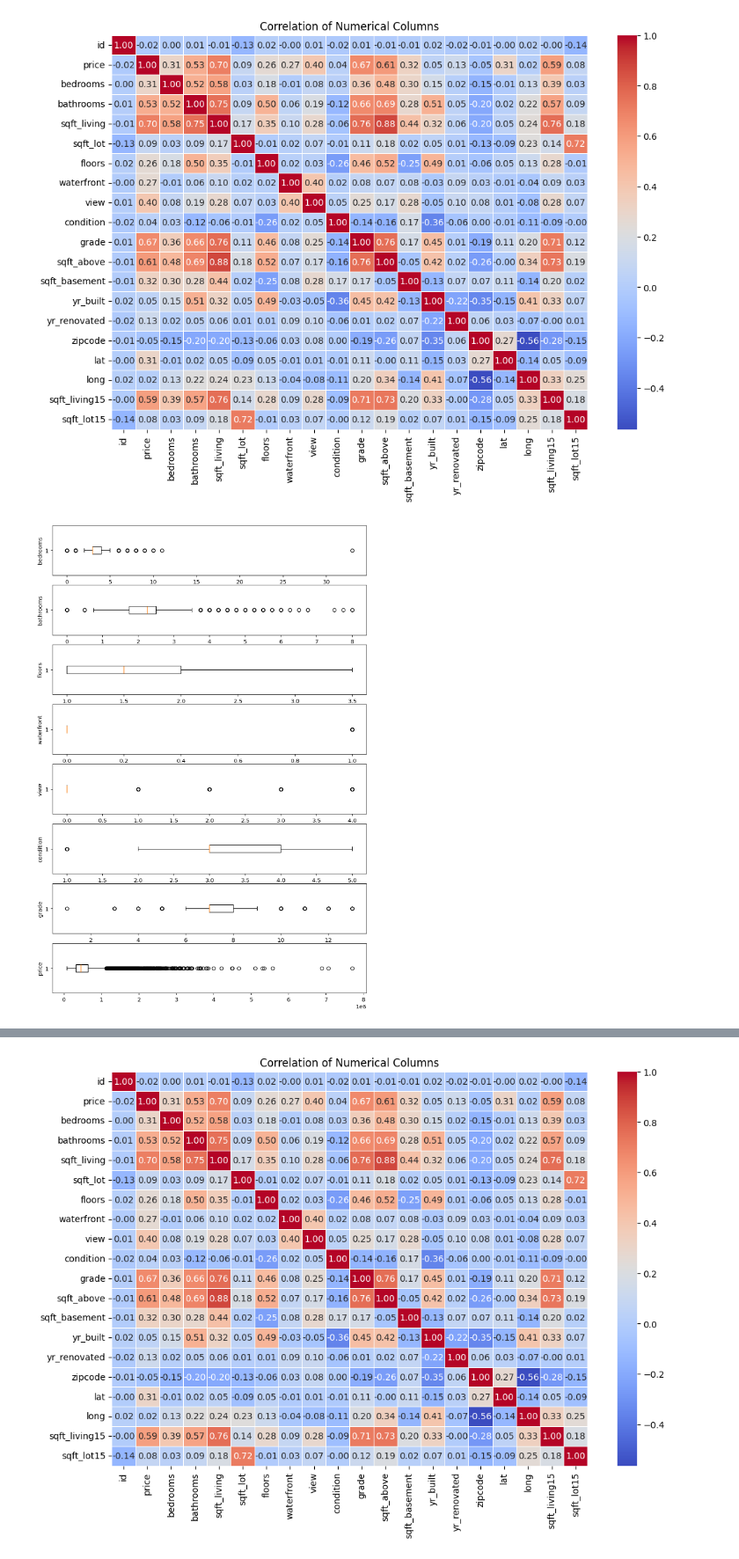
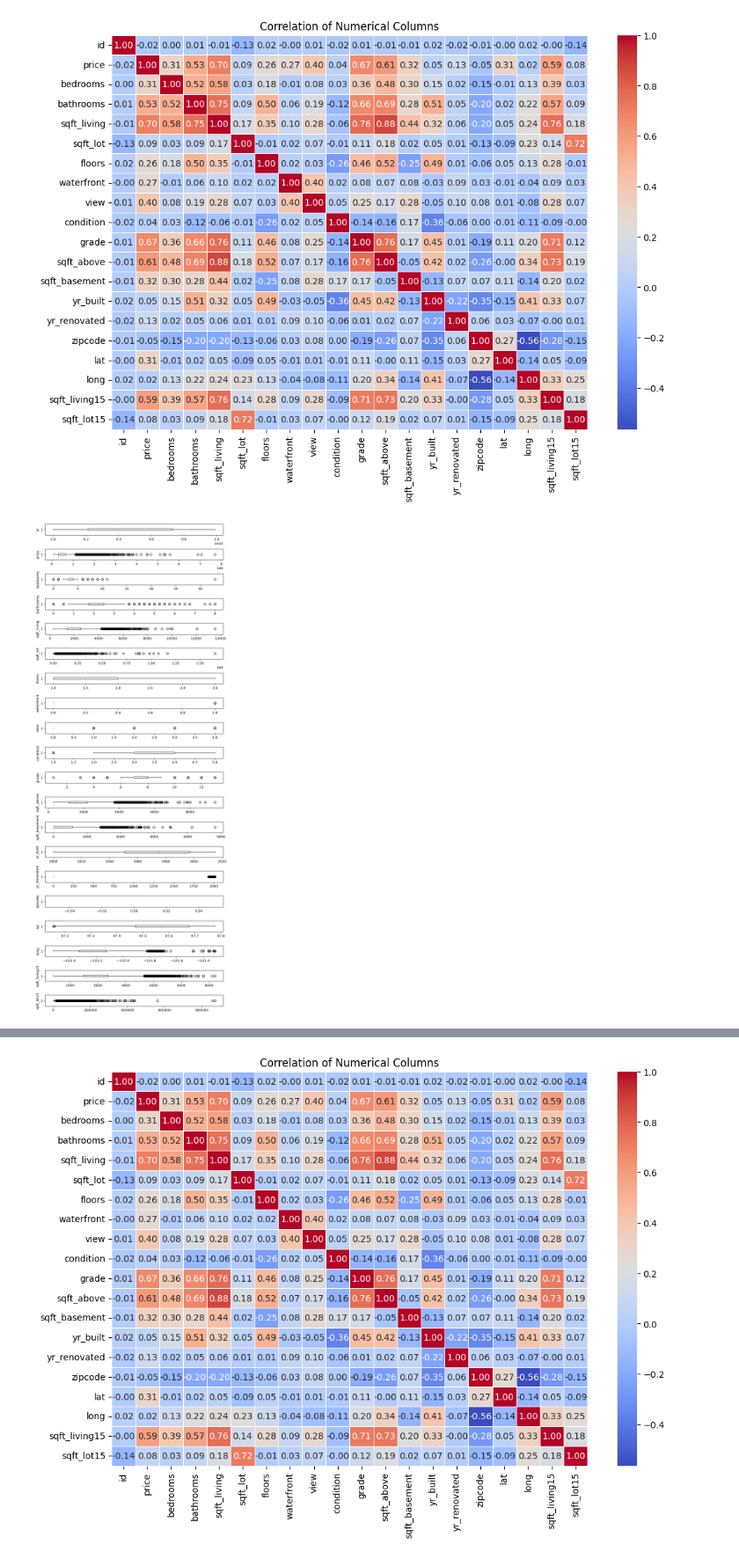
Before and after one commit to onur-tas/house_price_prediction, a Jupyter notebook: yusuf/ysf.ipynb, the cells around one changed output, grey strips where cells are left out. Shown at 88% size. Saved outputs shown, nothing was run; the diff lists cells and outputs as text; code cells hidden in the pictures.

```diff
--- a/yusuf/ysf.ipynb
+++ b/yusuf/ysf.ipynb
@@ -197,14 +192,16 @@ plt.show()
 # %% [output]
 [figure]
 # %%
-# Box Plots
-fig, axs = plt.subplots(8,1,dpi=145, figsize=(10,15))
-i = 0
-for col in df_ysf.columns:
+numeric_columns = df.select_dtypes(include=['int', 'float']).columns
+
+fig, axs = plt.subplots(len(numeric_columns), 1, dpi=145, figsize=(8, 20))
+
+for i, col in enumerate(numeric_columns):
     axs[i].boxplot(df[col], vert=False)
     axs[i].set_ylabel(col)
-    i+=1
+
+plt.tight_layout()
 plt.show()
 # %% [output]
-[figure, old version]
+[figure, new version]
 # %%
```
Also changed, not shown: parts of 33 cells of this notebook.
